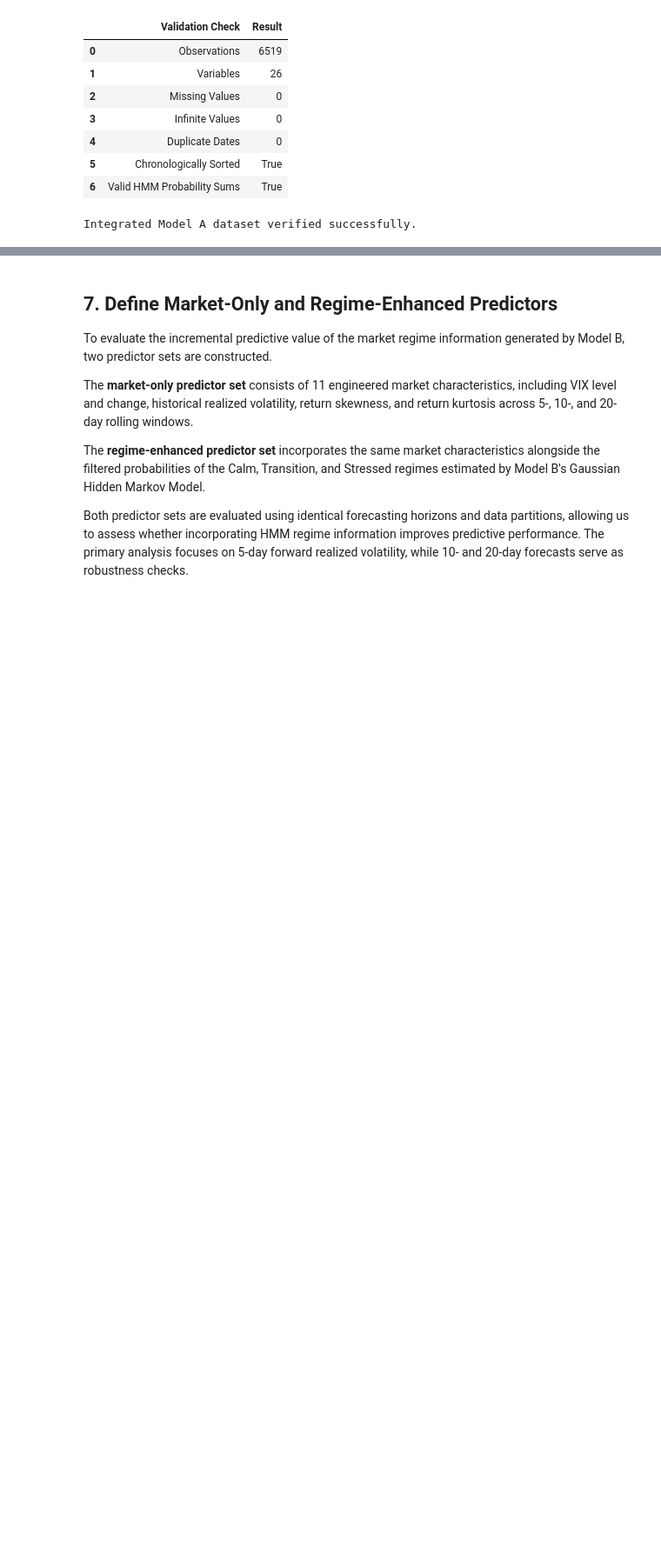
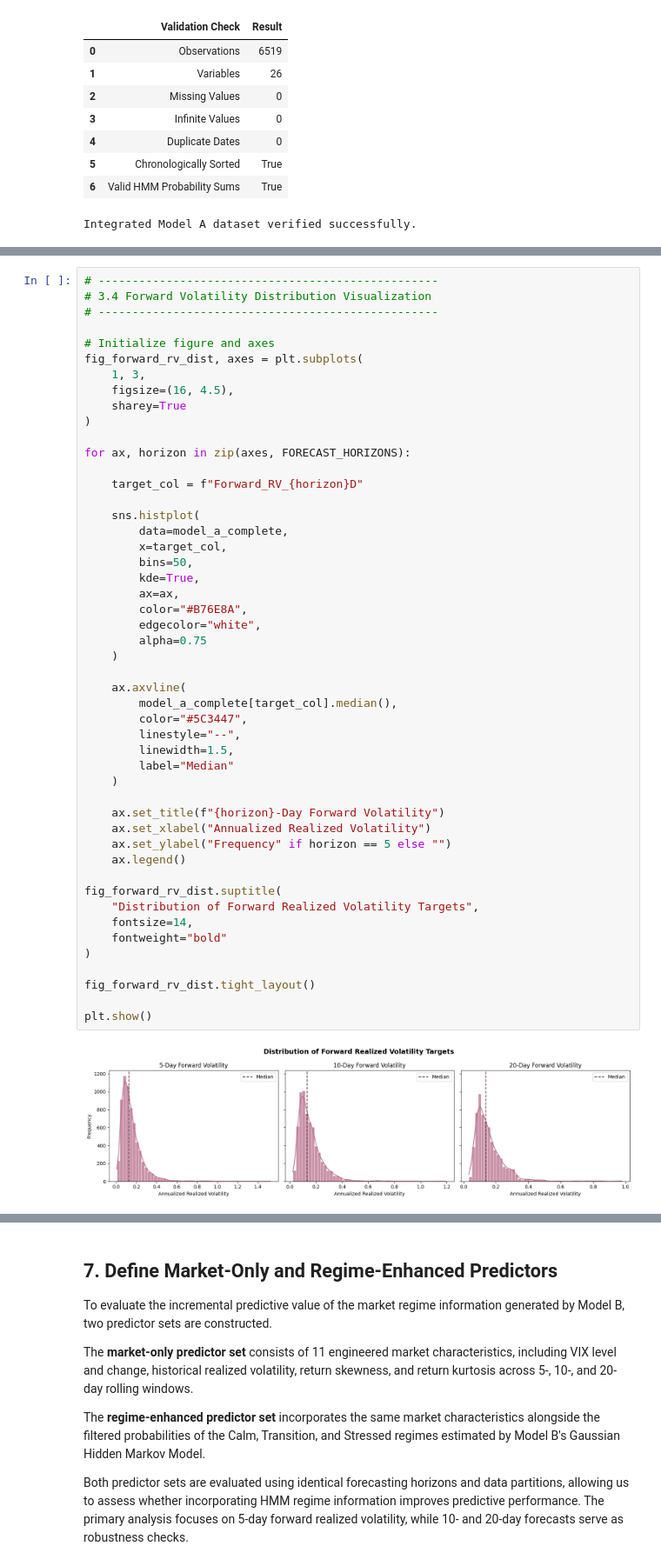
Before and after one commit to LR-Lemon/Milestone-II, a Jupyter notebook: notebooks/02_model_a_volatility_forecasting.ipynb, the cells around one changed output, grey strips where cells are left out. Shown at 87% size. Saved outputs shown, nothing was run; the diff lists cells and outputs as text; blank space fills up the shorter version.

```diff
--- a/notebooks/02_model_a_volatility_forecasting.ipynb
+++ b/notebooks/02_model_a_volatility_forecasting.ipynb
@@ -1008,0 +1272,51 @@ plt.show()
+# %%
+# --------------------------------------------------
+# 3.4 Forward Volatility Distribution Visualization
+# --------------------------------------------------
+
+# Initialize figure and axes
+fig_forward_rv_dist, axes = plt.subplots(
+    1, 3,
+    figsize=(16, 4.5),
+    sharey=True
+)
+
+for ax, horizon in zip(axes, FORECAST_HORIZONS):
+
+    target_col = f"Forward_RV_{horizon}D"
+
+    sns.histplot(
+        data=model_a_complete,
+        x=target_col,
+        bins=50,
+        kde=True,
+        ax=ax,
+        color="#B76E8A",
+        edgecolor="white",
+        alpha=0.75
+    )
+
+    ax.axvline(
+        model_a_complete[target_col].median(),
+        color="#5C3447",
+        linestyle="--",
+        linewidth=1.5,
+        label="Median"
+    )
+
+    ax.set_title(f"{horizon}-Day Forward Volatility")
+    ax.set_xlabel("Annualized Realized Volatility")
+    ax.set_ylabel("Frequency" if horizon == 5 else "")
+    ax.legend()
+
+fig_forward_rv_dist.suptitle(
+    "Distribution of Forward Realized Volatility Targets",
+    fontsize=14,
+    fontweight="bold"
+)
+
+fig_forward_rv_dist.tight_layout()
+
+plt.show()
+# %% [output]
+[figure, added]
```
Also changed, not shown: parts of 46 cells of this notebook.
